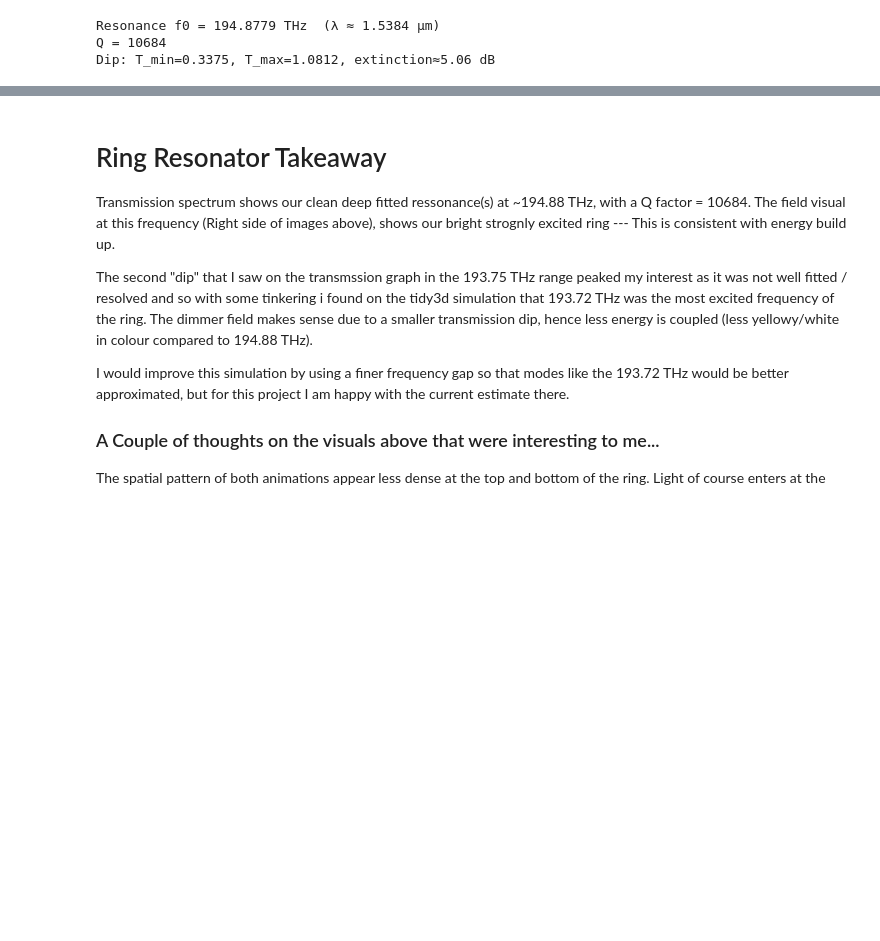
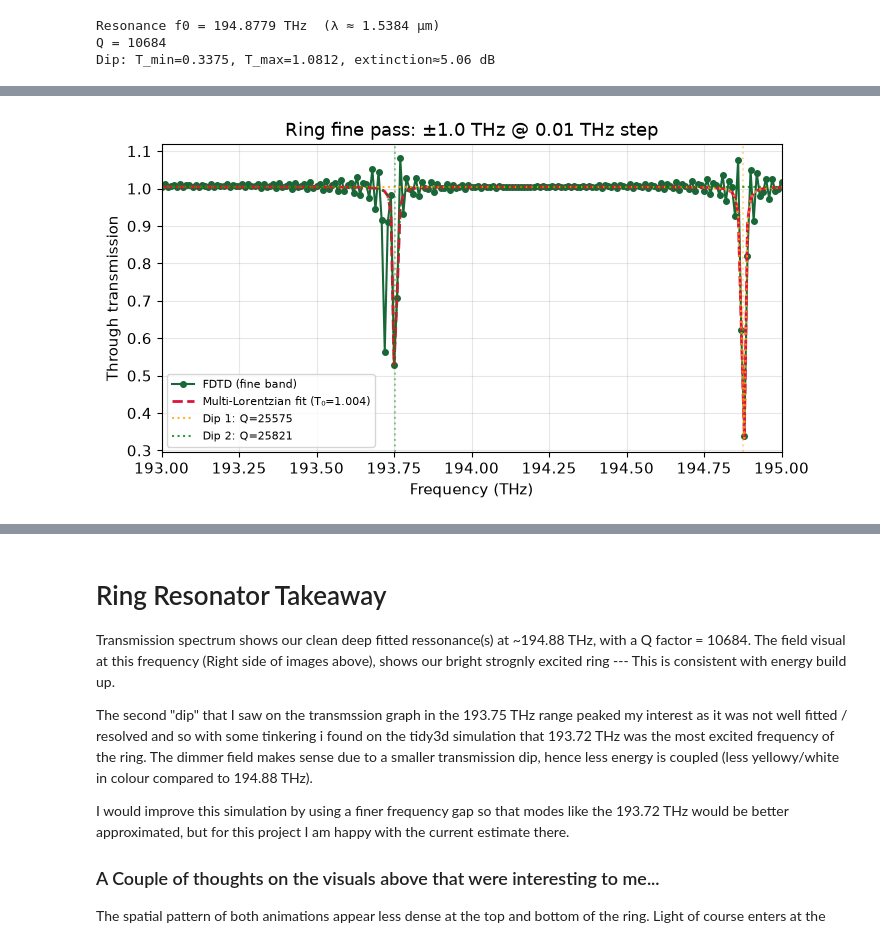
Before and after one commit to Shahbaz-z/fdtd-pic-simulations, a Jupyter notebook: notebooks/03_ring_q_factor.ipynb, the cells around one changed output, grey strips where cells are left out. Cells and saved outputs as stored; diff of their text form; code cells hidden in the pictures; blank space fills up the shorter version.

Commit message:
last commit for ring resonator

```diff
--- a/notebooks/03_ring_q_factor.ipynb
+++ b/notebooks/03_ring_q_factor.ipynb
@@ -338,0 +321,96 @@ plt.show()
+# %%
+#testing better lorentzian fit
+import numpy as np
+from scipy.optimize import curve_fit
+from scipy.signal import find_peaks
+from fdtd_pic.analytics.ring import lorentzian
+
+# --- find dips (peaks in inverted transmission) ---
+T_ref = float(np.median(transmission))          # robust baseline guess
+inverted = T_ref - transmission                # dips become peaks
+
+prominence = 0.05                              # min dip depth; tune 0.03–0.1
+distance_pts = max(int(0.15 / DF_STEP_THZ), 5) # min spacing between dips (THz)
+
+peak_idx, props = find_peaks(inverted, prominence=prominence, distance=distance_pts)
+peak_idx = peak_idx[np.argsort(inverted[peak_idx])[::-1]]  # deepest first
+
+if peak_idx.size == 0:
+    raise RuntimeError("No dips found — lower prominence or widen band.")
+
+n_dips = min(peak_idx.size, 3)   # fit up to 3 dips
+peak_idx = peak_idx[:n_dips]
+print(f"Fitting {n_dips} dip(s) at THz:", [f"{freqs[i]/1e12:.4f}" for i in peak_idx])
+
+# --- multi-Lorentzian model: T = T0 - sum_i Lorentzian_i ---
+def multi_dip_model(f, T0, *params):
+    """
+    params = (f0_1, gamma_1, amp_1, f0_2, gamma_2, amp_2, ...)
+    """
+    y = np.full_like(f, T0, dtype=float)
+    for i in range(0, len(params), 3):
+        f0, gamma, amp = params[i], params[i + 1], params[i + 2]
+        y -= lorentzian(f, f0, gamma, amp)
+    return y
+
+# initial guess
+p0 = [T_ref]
+bounds_lo = [0.0]
+bounds_hi = [2.0]
+for i in peak_idx:
+    f0_g = float(freqs[i])
+    amp_g = float(max(inverted[i], 0.05))
+    gamma_g = max(float(np.ptp(freqs)) * 0.02, 1e8)  # ~2% of band, ≥100 MHz
+    p0.extend([f0_g, gamma_g, amp_g])
+    bounds_lo.extend([freqs.min(), 1e7, 0.0])
+    bounds_hi.extend([freqs.max(), np.ptp(freqs), 1.5])
+
+popt, _ = curve_fit(
+    multi_dip_model,
+    freqs,
+    transmission,
+    p0=p0,
+    bounds=(bounds_lo, bounds_hi),
+    maxfev=20_000,
+)
+
+T0_fit = float(popt[0])
+dip_params = popt[1:]
+
+# total fit
+T_fit = multi_dip_model(freqs, *popt)
+
+# per-dip components (for optional plotting)
+components = []
+for j in range(n_dips):
+    f0, gamma, amp = dip_params[3 * j : 3 * j + 3]
+    Q = f0 / gamma if gamma > 0 else float("nan")
+    components.append((f0, gamma, amp, Q))
+    print(f"Dip {j+1}: f0={f0/1e12:.4f} THz, gamma={gamma/1e9:.3f} GHz, Q={Q:.0f}")
+
+# --- plot ---
+fig, ax = plt.subplots(figsize=(8, 4))
+ax.plot(freqs / 1e12, transmission, "o-", ms=4, label="FDTD (fine band)")
+ax.plot(freqs / 1e12, T_fit, "--", color="crimson", linewidth=2, label=f"Multi-Lorentzian fit (T₀={T0_fit:.3f})")
+
+colors = ["orange", "green", "purple"]
+for j, (f0, gamma, amp, Q) in enumerate(components):
+    T_single = T0_fit - lorentzian(freqs, f0, gamma, amp)
+    ax.plot(
+        freqs / 1e12,
+        T_single,
+        ":",
+        color=colors[j % len(colors)],
+        alpha=0.8,
+        label=f"Dip {j+1}: Q={Q:.0f}",
+    )
+    ax.axvline(f0 / 1e12, color=colors[j % len(colors)], ls=":", alpha=0.4)
+
+ax.set_xlim(freqs.min() / 1e12, freqs.max() / 1e12)
+ax.set_xlabel("Frequency (THz)")
+ax.set_ylabel("Through transmission")
+ax.set_title(f"Ring fine pass: ±{DF_THZ} THz @ {DF_STEP_THZ} THz step")
+ax.legend(fontsize=8)
+save_figure(fig, "assets/ring_fine_transmission.png")
+plt.show()
+# %% [output]
@@ -339,3 +420,4 @@ plt.show()
+[figure, added]
 # %% [markdown]
 ## Ring field at resonance (Tidy3D web viewer)
 
```
Also changed, not shown: parts of 4 cells of this notebook, 1 other file.
